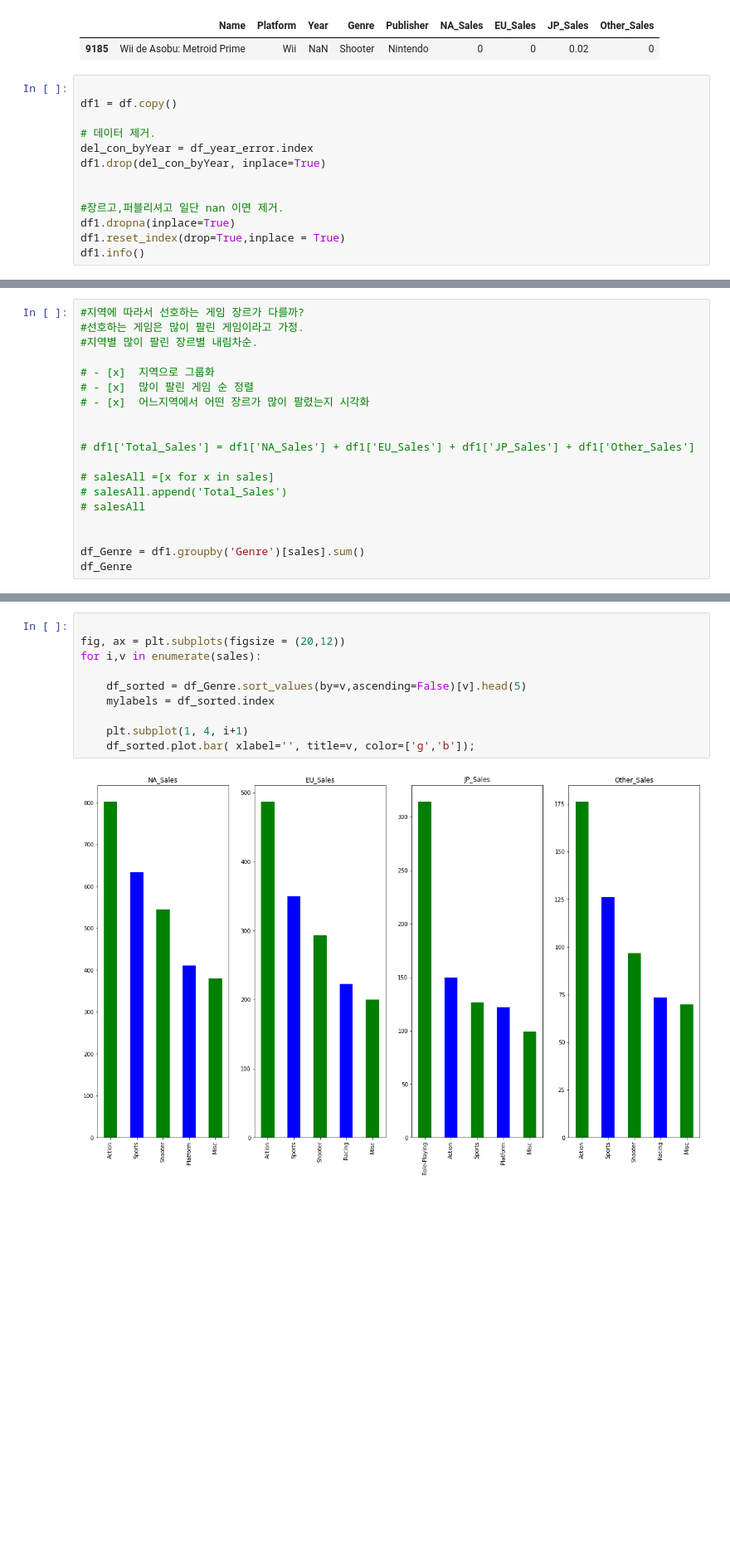
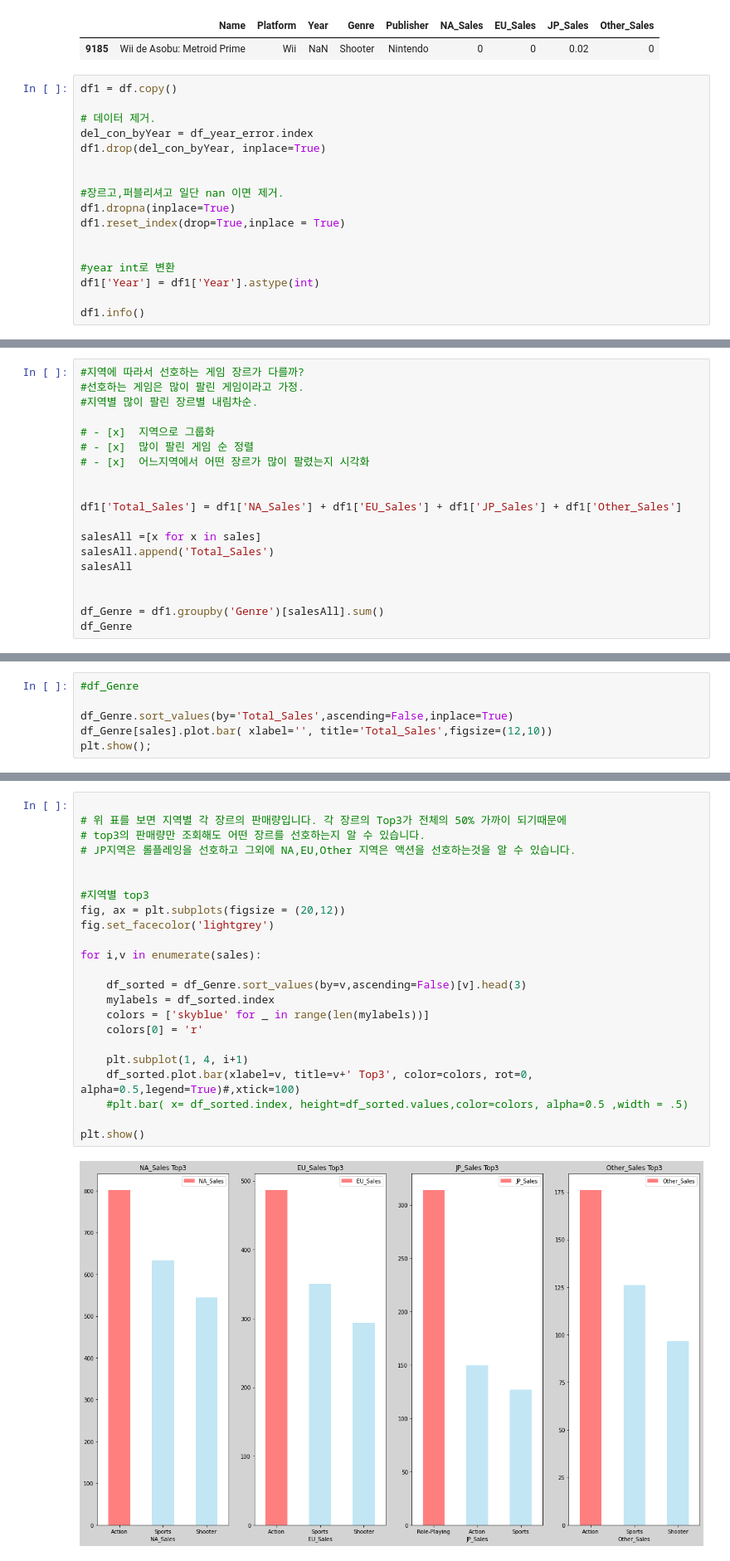
Before and after one commit to letssoar/CodeStatesProject, a Jupyter notebook: section1/colab_1.ipynb, the cells around one changed output, grey strips where cells are left out. Shown at 83% size. Saved outputs shown, nothing was run; the diff lists cells and outputs as text; blank space fills up the shorter version.

```diff
--- a/section1/colab_1.ipynb
+++ b/section1/colab_1.ipynb
@@ -89,7 +57,6 @@ df[df.duplicated()]
 |  | Name | Platform | Year | Genre | Publisher | NA_Sales | EU_Sales | JP_Sales | Other_Sales |
 | 9185 | Wii de Asobu: Metroid Prime | Wii | NaN | Shooter | Nintendo | 0 | 0 | 0.02 | 0 |
 # %%
-
 df1 = df.copy()
 
 # 데이터 제거.
@@ -100,6 +67,11 @@ df1.drop(del_con_byYear, inplace=True)
 #장르고,퍼블리셔고 일단 nan 이면 제거.
 df1.dropna(inplace=True)
 df1.reset_index(drop=True,inplace = True)
+
+
+#year int로 변환
+df1['Year'] = df1['Year'].astype(int)
+
 df1.info()
 # %% [output]
 <class 'pandas.core.frame.DataFrame'>
@@ -214,13 +182,13 @@ dtype: float64
 # - [x]  어느지역에서 어떤 장르가 많이 팔렸는지 시각화
 
 
-# df1['Total_Sales'] = df1['NA_Sales'] + df1['EU_Sales'] + df1['JP_Sales'] + df1['Other_Sales']
+df1['Total_Sales'] = df1['NA_Sales'] + df1['EU_Sales'] + df1['JP_Sales'] + df1['Other_Sales']
 
-# salesAll =[x for x in sales]
-# salesAll.append('Total_Sales')
-# salesAll
+salesAll =[x for x in sales]
+salesAll.append('Total_Sales')
+salesAll
 
 
-df_Genre = df1.groupby('Genre')[sales].sum()
+df_Genre = df1.groupby('Genre')[salesAll].sum()
 df_Genre
 # %% [output]
@@ -240,0 +209,6 @@ df_Genre
+# %%
+#df_Genre
+
+df_Genre.sort_values(by='Total_Sales',ascending=False,inplace=True)
+df_Genre[sales].plot.bar( xlabel='', title='Total_Sales',figsize=(12,10))
+plt.show();
@@ -276,12 +251,25 @@ plt.show();
 # %%
 
+# 위 표를 보면 지역별 각 장르의 판매량입니다. 각 장르의 Top3가 전체의 50% 가까이 되기때문에
+# top3의 판매량만 조회해도 어떤 장르를 선호하는지 알 수 있습니다.
+# JP지역은 롤플레잉을 선호하고 그외에 NA,EU,Other 지역은 액션을 선호하는것을 알 수 있습니다.
+
+
+#지역별 top3
 fig, ax = plt.subplots(figsize = (20,12))
+fig.set_facecolor('lightgrey')
+
 for i,v in enumerate(sales):
 
-    df_sorted = df_Genre.sort_values(by=v,ascending=False)[v].head(5)
+    df_sorted = df_Genre.sort_values(by=v,ascending=False)[v].head(3)
     mylabels = df_sorted.index
+    colors = ['skyblue' for _ in range(len(mylabels))]
+    colors[0] = 'r'
 
     plt.subplot(1, 4, i+1)
-    df_sorted.plot.bar( xlabel='', title=v, color=['g','b']);
+    df_sorted.plot.bar(xlabel=v, title=v+' Top3', color=colors, rot=0, alpha=0.5,legend=True)#,xtick=100)
+    #plt.bar( x= df_sorted.index, height=df_sorted.values,color=colors, alpha=0.5 ,width = .5)
+
+plt.show()
 # %% [output]
-[figure, old version]
+[figure, new version]
```
Also changed, not shown: parts of 23 cells of this notebook.
